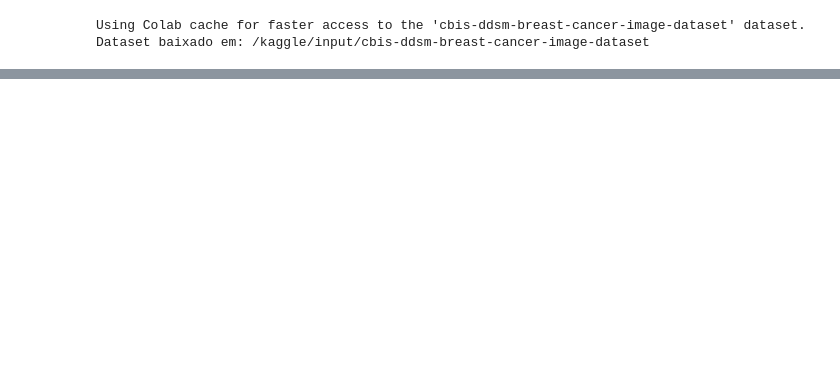
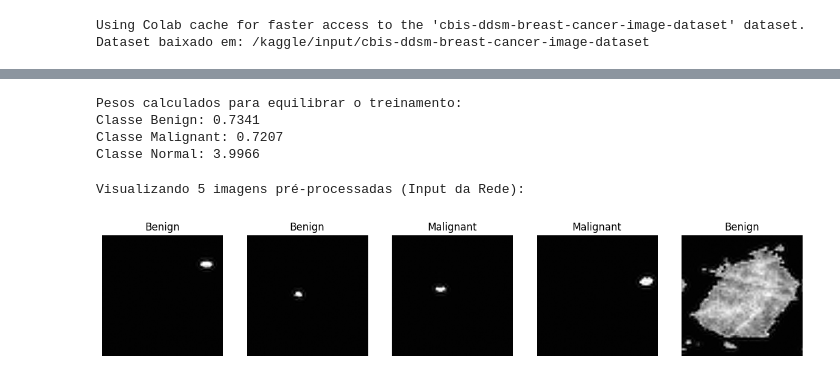
Before and after one commit to SandraRojasZ/Pos_Unifesp, a Jupyter notebook: PMI/BreastCancer/BreastCancer.ipynb, the cells around one changed output, grey strips where cells are left out. Cells and saved outputs as stored; diff of their text form; code cells hidden in the pictures; blank space fills up the shorter version.

```diff
--- a/PMI/BreastCancer/BreastCancer.ipynb
+++ b/PMI/BreastCancer/BreastCancer.ipynb
@@ -223,0 +248,45 @@ KeyError: 'label'
+# %%
+from sklearn.utils import class_weight
+
+# Extrai os labels numéricos do dataframe de treino
+y_train_indices = train_gen.df['enc'].values
+
+# Calcula pesos baseados na frequência (balanced)
+class_weights = class_weight.compute_class_weight(
+    class_weight='balanced',
+    classes=np.unique(y_train_indices),
+    y=y_train_indices
+)
+
+# Cria dicionário para o Keras
+weights_dict = dict(enumerate(class_weights))
+
+print("Pesos calculados para equilibrar o treinamento:")
+for idx, weight in weights_dict.items():
+    class_name = train_gen.le.inverse_transform([idx])[0]
+    print(f"Classe {class_name}: {weight:.4f}")
+# Exemplo esperado: Normal deve ter peso alto (>1.0), Malignant/Benign peso baixo.
+# %% [output]
+Pesos calculados para equilibrar o treinamento:
+Classe Benign: 0.7341
+Classe Malignant: 0.7207
+Classe Normal: 3.9966
+# %%
+import matplotlib.pyplot as plt
+
+# Pega um lote de teste
+X_batch, y_batch = train_gen.__getitem__(0)
+
+plt.figure(figsize=(15, 5))
+print(f"Visualizando 5 imagens pré-processadas (Input da Rede):")
+for i in range(5):
+    plt.subplot(1, 5, i+1)
+    plt.imshow(X_batch[i])
+    label_idx = np.argmax(y_batch[i])
+    label_name = train_gen.le.inverse_transform([label_idx])[0]
+    plt.title(label_name)
+    plt.axis('off')
+plt.show()
+# %% [output]
+Visualizando 5 imagens pré-processadas (Input da Rede):
+[figure, added]
```
Also changed, not shown: parts of 5 cells of this notebook.
